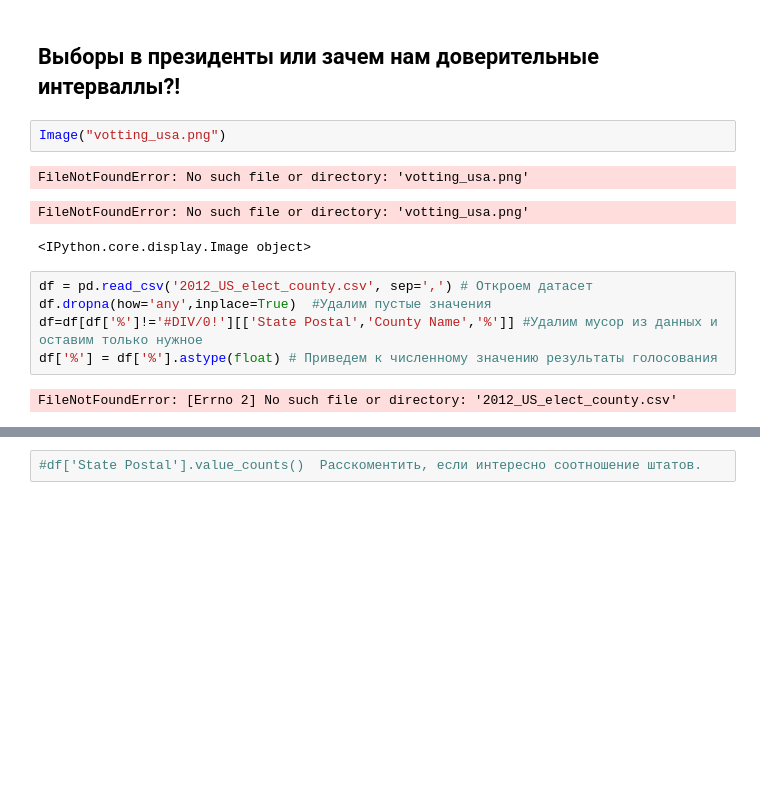
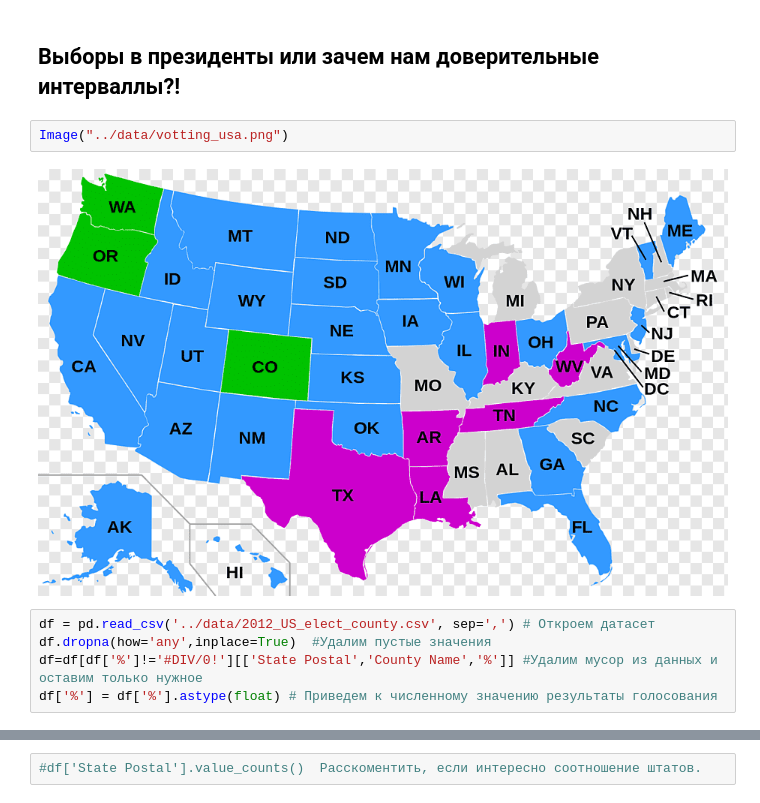
Before and after one commit to Dmitry-V-Makarov/Netology, a Jupyter notebook: pyda-13/lectures/20.confidence_intervals.ipynb, the cells around one changed output, grey strips where cells are left out. Saved outputs shown, nothing was run; the diff lists cells and outputs as text; blank space fills up the shorter version.

```diff
--- a/pyda-13/lectures/20.confidence_intervals.ipynb
+++ b/pyda-13/lectures/20.confidence_intervals.ipynb
@@ -28,18 +26,14 @@ print(mean_confidence_interval(a, 0.95))
 # %% [markdown]
 ## Выборы в президенты или зачем нам доверительные интерваллы?!
 # %%
-Image("votting_usa.png")
+Image("../data/votting_usa.png")
 # %% [output]
-FileNotFoundError: No such file or directory: 'votting_usa.png'
-FileNotFoundError: No such file or directory: 'votting_usa.png'
-<IPython.core.display.Image object>
+[figure, added]
 # %%
-df = pd.read_csv('2012_US_elect_county.csv', sep=',') # Откроем датасет
+df = pd.read_csv('../data/2012_US_elect_county.csv', sep=',') # Откроем датасет
 df.dropna(how='any',inplace=True)  #Удалим пустые значения
 df=df[df['%']!='#DIV/0!'][['State Postal','County Name','%']] #Удалим мусор из данных и оставим только нужное
 df['%'] = df['%'].astype(float) # Приведем к численному значению результаты голосования
-# %% [output]
-FileNotFoundError: [Errno 2] No such file or directory: '2012_US_elect_county.csv'
 # %%
 df['%'].hist(bins=100)
 print('Среднее по всей выборке: ',df['%'].mean())
```
Also changed, not shown: parts of 36 cells of this notebook, 1 other file.
